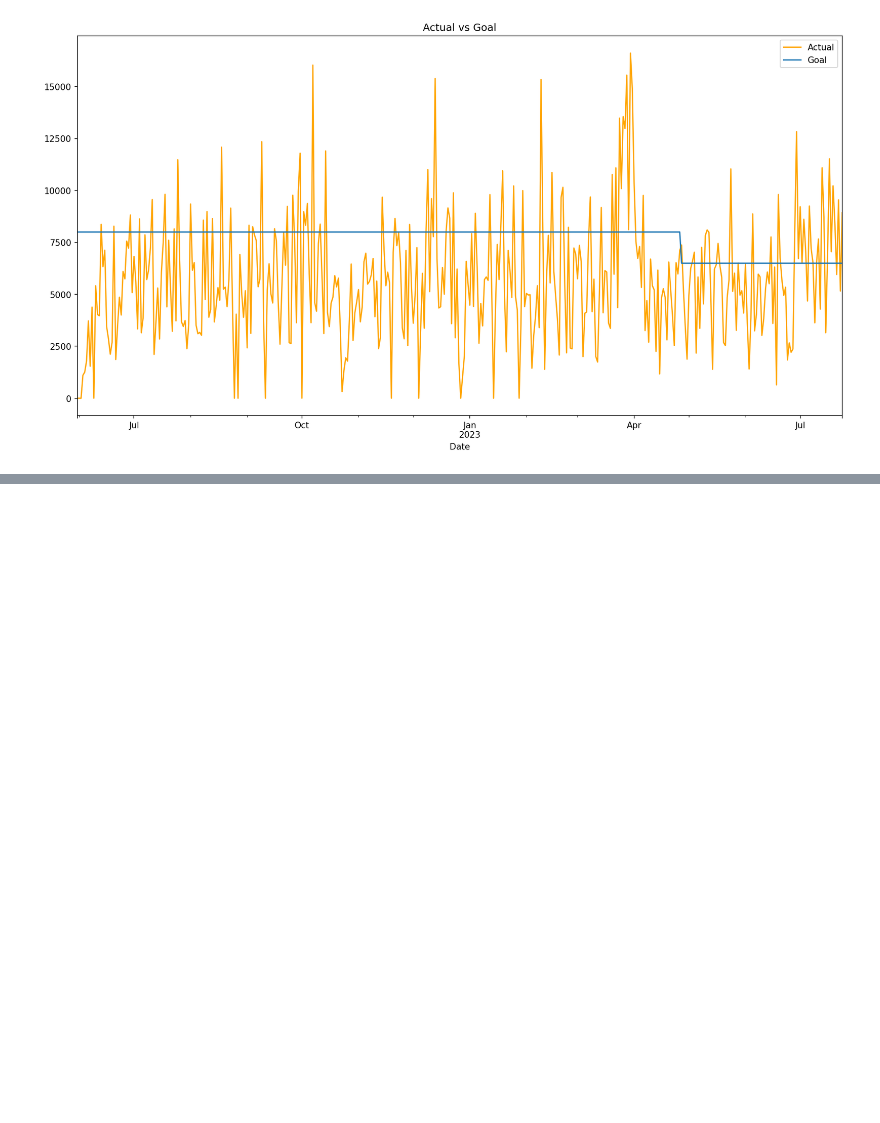
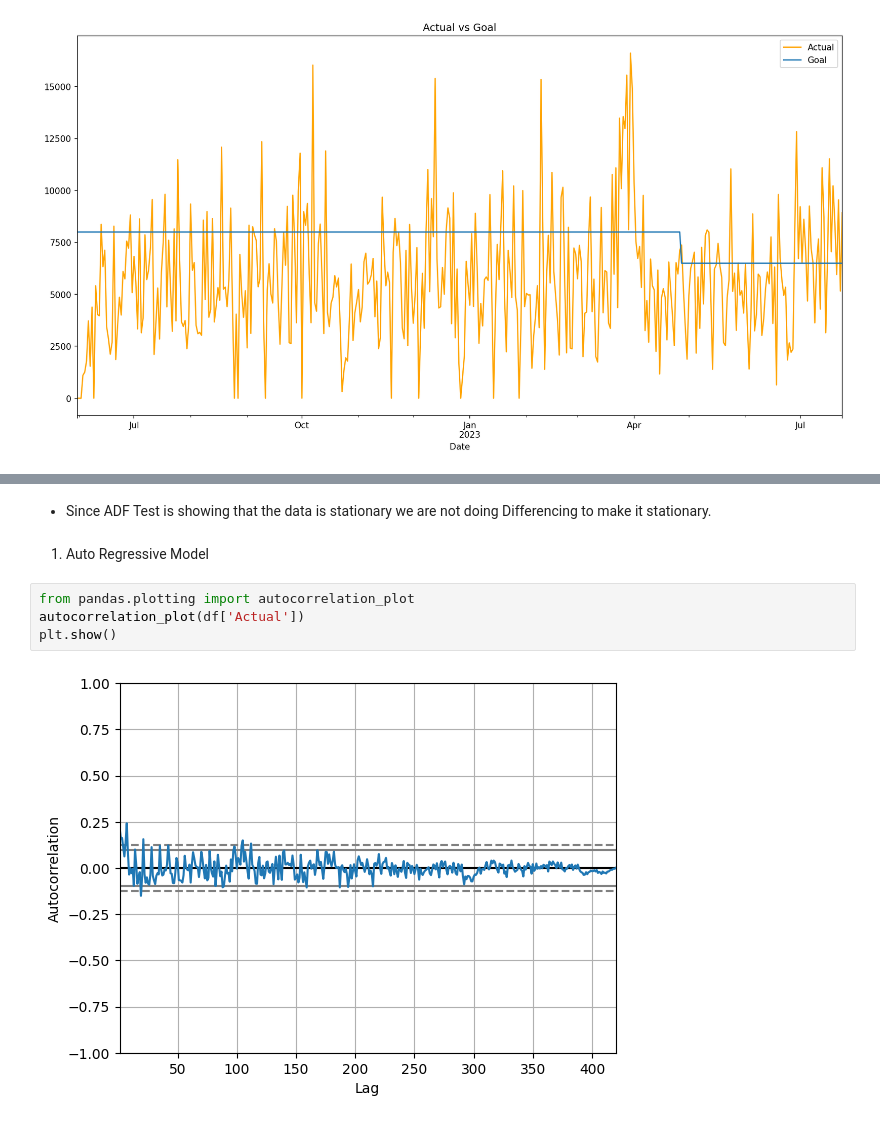
Before and after one commit to Genesis801/Time_Series_Forecasting, a Jupyter notebook: notebooks/work.ipynb, the cells around one changed output, grey strips where cells are left out. Cells and saved outputs as stored; diff of their text form; blank space fills up the shorter version.

```diff
--- a/notebooks/work.ipynb
+++ b/notebooks/work.ipynb
@@ -84,0 +175,10 @@ plt.legend()
+# %% [markdown]
+- Since ADF Test is showing that the data is stationary we are not doing Differencing to make it stationary.
+# %% [markdown]
+1. Auto Regressive Model
+# %%
+from pandas.plotting import autocorrelation_plot
+autocorrelation_plot(df['Actual'])
+plt.show()
+# %% [output]
+[figure, added]
```
Also changed, not shown: parts of 13 cells of this notebook.
